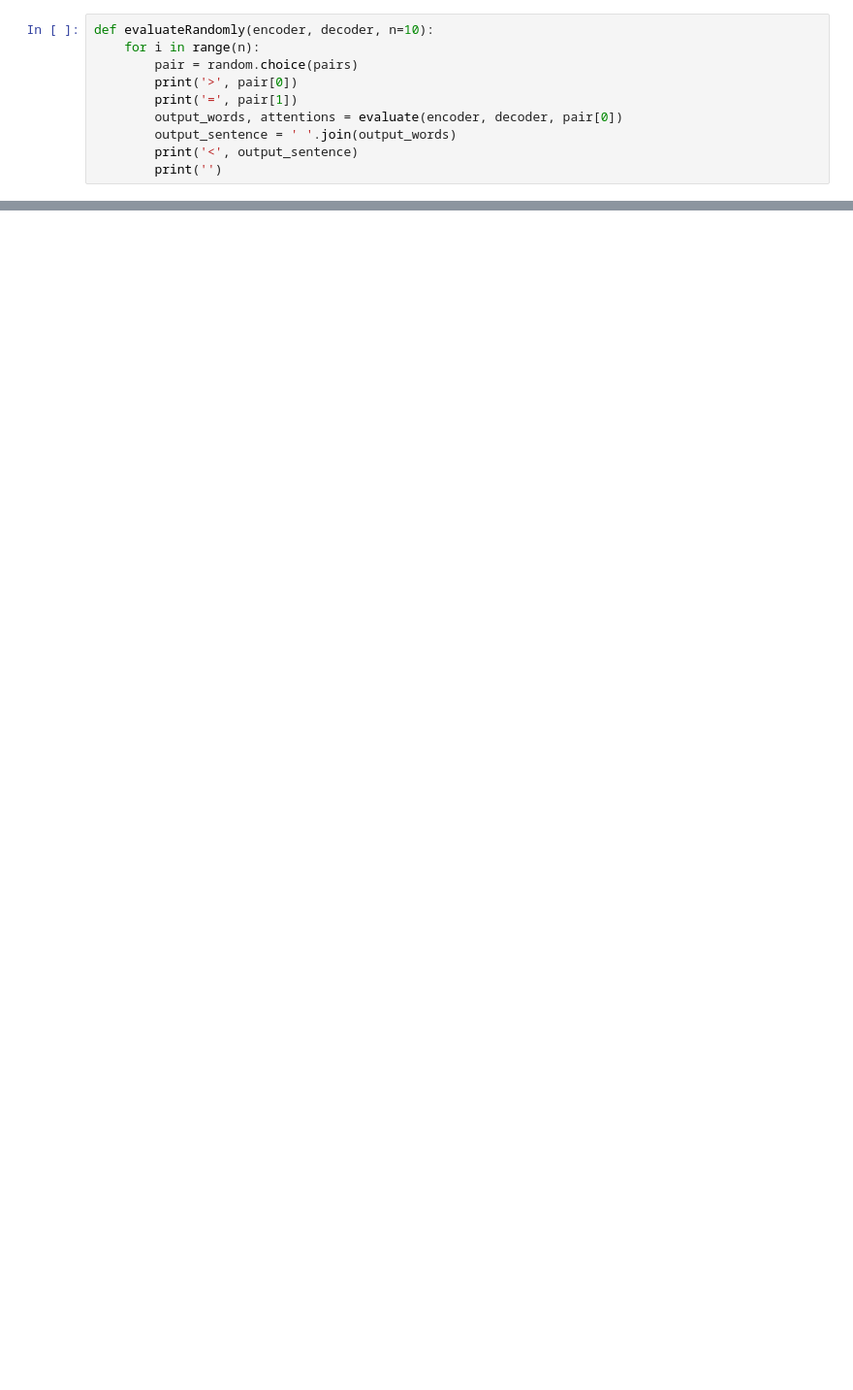
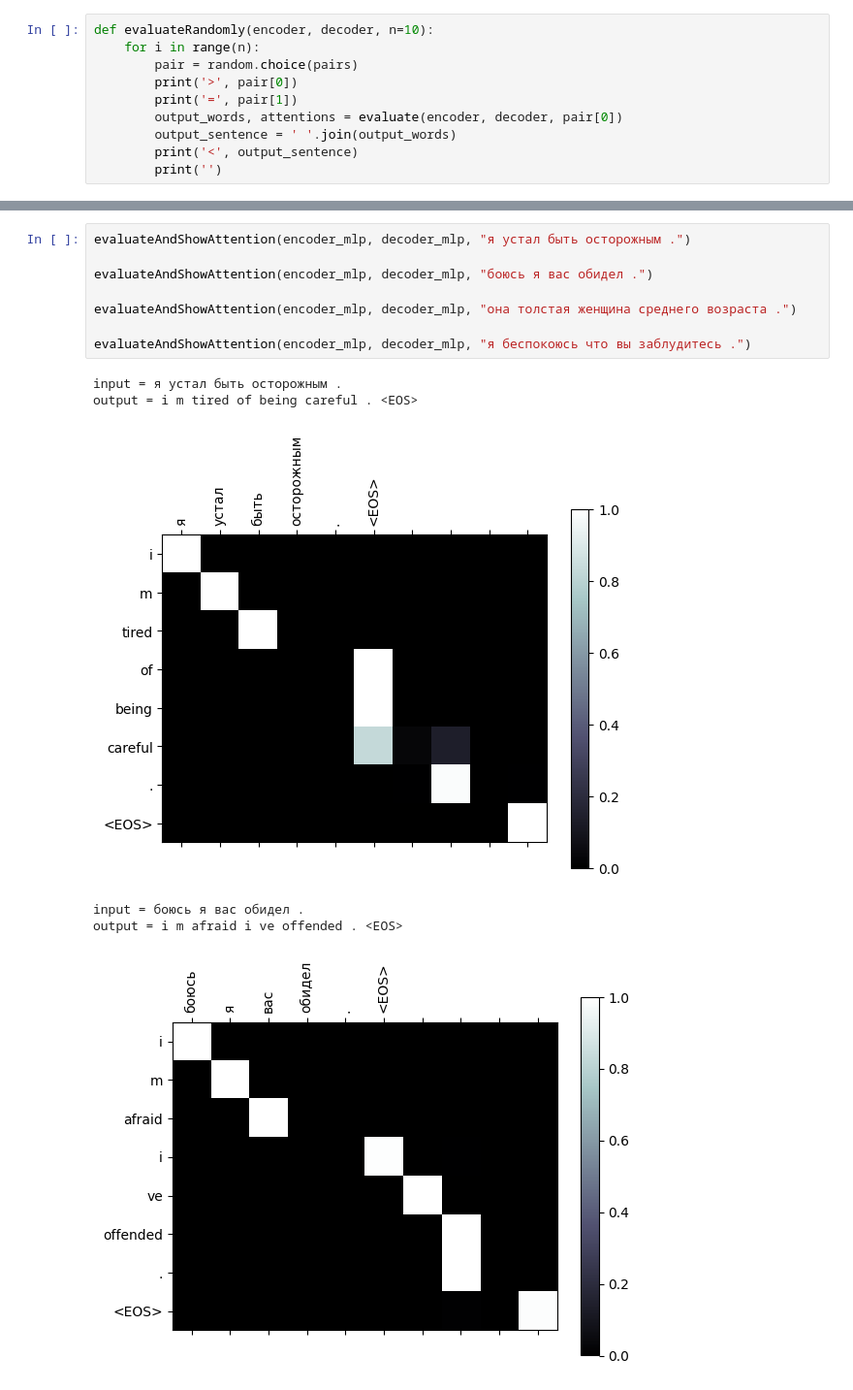
Before and after one commit to AlexBorealis/netology_dll_hw, a Jupyter notebook: kozlov_hw_7_dll.ipynb, the cells around one changed output, grey strips where cells are left out. Shown: that part at 97% size. Cells and saved outputs as stored; diff of their text form; blank space fills up the shorter version.

```diff
--- a/kozlov_hw_7_dll.ipynb
+++ b/kozlov_hw_7_dll.ipynb
@@ -496,0 +604,15 @@ output = he s a lovely young girl . <EOS>
+# %%
+evaluateAndShowAttention(encoder_mlp, decoder_mlp, "я устал быть осторожным .")
+
+evaluateAndShowAttention(encoder_mlp, decoder_mlp, "боюсь я вас обидел .")
+
+evaluateAndShowAttention(encoder_mlp, decoder_mlp, "она толстая женщина среднего возраста .")
+
+evaluateAndShowAttention(encoder_mlp, decoder_mlp, "я беспокоюсь что вы заблудитесь .")
+# %% [output]
+input = я устал быть осторожным .
+output = i m tired of being careful . <EOS>
+[figure, added]
+input = боюсь я вас обидел .
+output = i m afraid i ve offended . <EOS>
+[figure, added]
```
Also changed, not shown: parts of 32 cells of this notebook.
